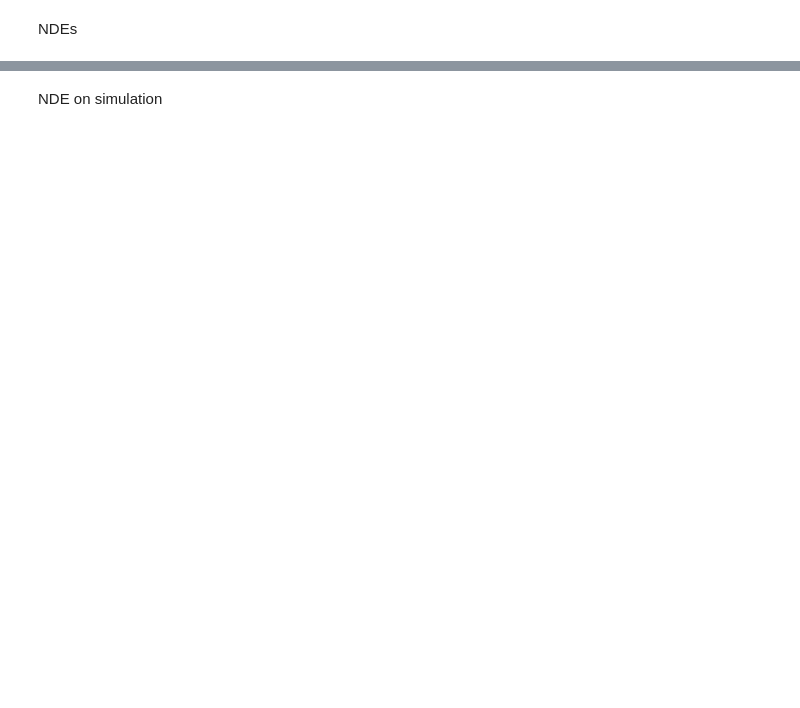
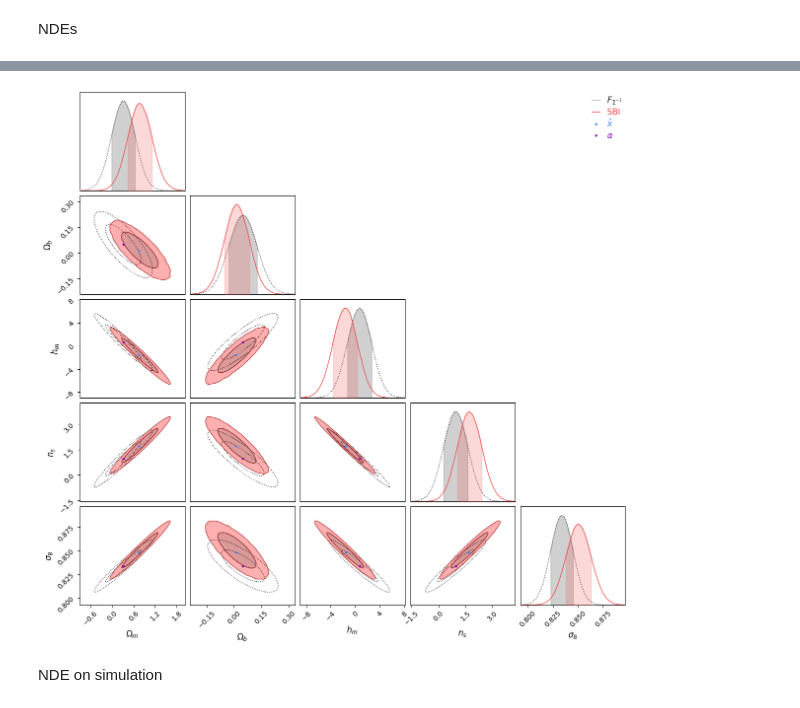
Before and after one commit to homerjed/sbiax, a Jupyter notebook: cumulants/cumulants_sbi.ipynb, the cells around one changed output, grey strips where cells are left out. Drawn from its saved outputs; the diff is of its cells as text; code cells hidden in the pictures; blank space fills up the shorter version.

```diff
--- a/cumulants/cumulants_sbi.ipynb
+++ b/cumulants/cumulants_sbi.ipynb
@@ -248,3 +403,53 @@ if (
+# %%
+if (
+    (not config.linearised)
+    and config.pre_train
+    and (config.n_linear_sims is not None)
+):
+    posterior_df = make_df(
+        samples,
+        samples_log_prob,
+        parameter_strings=dataset.parameter_strings
+    )
+
+    np.savez(
+        os.path.join(results_dir, "posterior.npz"),
+        alpha=dataset.alpha,
+        samples=samples,
+        samples_log_prob=samples_log_prob,
+        datavector=datavector,
+        summary=x_
+    )
+
+    c = ChainConsumer()
+    c.add_chain(
+        Chain.from_covariance(
+            dataset.alpha,
+            dataset.Finv,
+            columns=dataset.parameter_strings,
+            name=r"$F_{\Sigma^{-1}}$",
+            color="k",
+            linestyle=":",
+            shade_alpha=0.
+        )
+    )
+    c.add_chain(Chain(samples=posterior_df, name="SBI", color="r"))
+    c.add_marker(
+        location=marker(x_, parameter_strings=dataset.parameter_strings),
+        name=r"$\hat{x}$",
+        color="b"
+    )
+    c.add_marker(
+        location=marker(dataset.alpha, parameter_strings=dataset.parameter_strings),
+        name=r"$\alpha$",
+        color="#7600bc"
+    )
+    fig = c.plotter.plot()
+    plt.savefig(os.path.join(results_dir, "posterior_affine_pretrain.pdf"))
+    plt.savefig(os.path.join(posteriors_dir, "posterior_affine_pretrain.pdf"))
+    plt.show()
+# %% [output]
+[figure, added]
 # %% [markdown]
 NDE on simulation
 # %%
```
Also changed, not shown: parts of 11 cells of this notebook, 6 other files.
